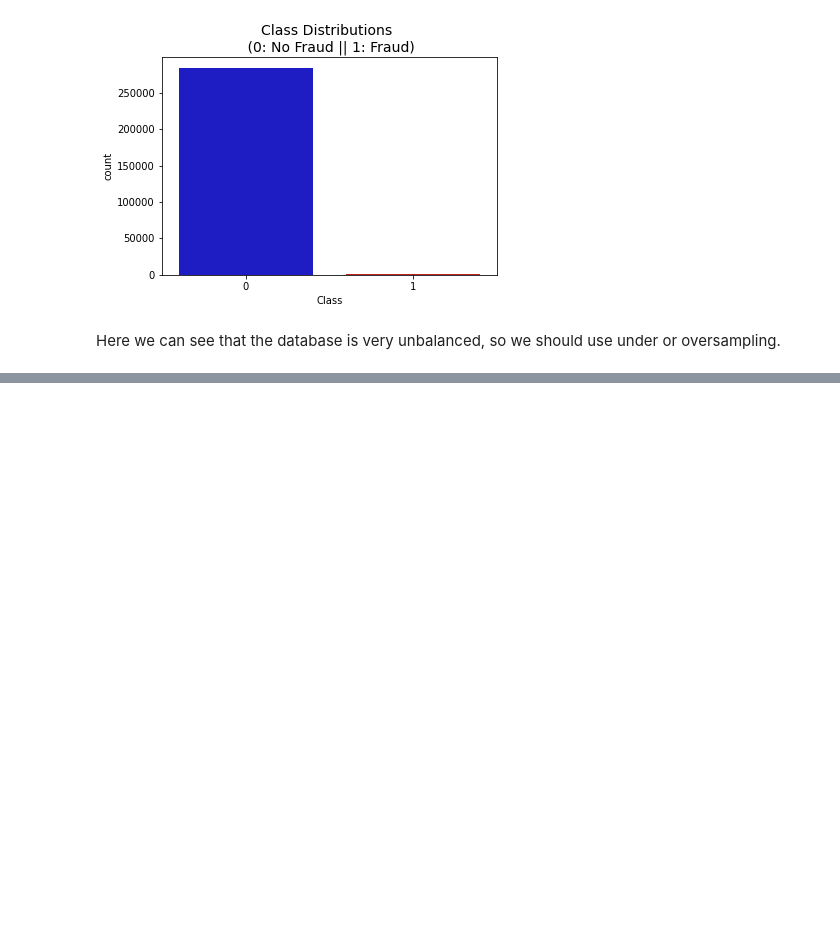
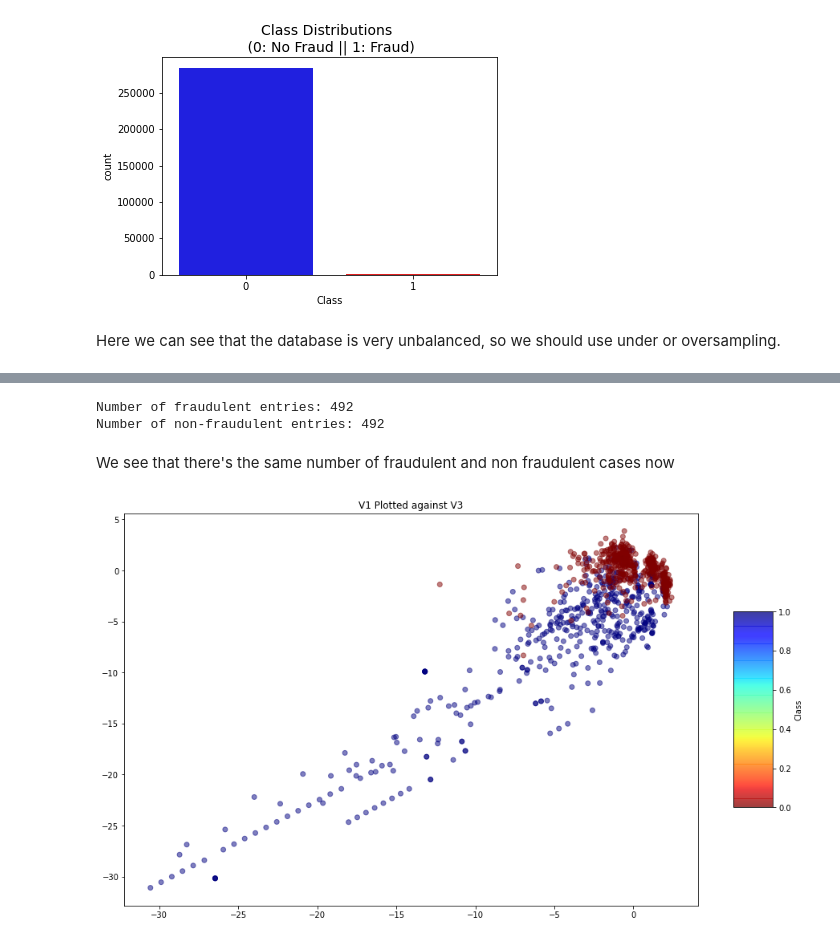
Before and after one commit to JonatDenner/CLAI_CW1, a Jupyter notebook: Untitled.ipynb, the cells around one changed output, grey strips where cells are left out. Cells and saved outputs as stored; diff of their text form; code cells hidden in the pictures; blank space fills up the shorter version.

```diff
--- a/Untitled.ipynb
+++ b/Untitled.ipynb
@@ -170,16 +145,33 @@ plt.show()
 # %%
-from sklearn.svm import SVC
-from sklearn import metrics
-from IPython.display import Image
-from pydotplus import graph_from_dot_data
+# Separate fraudulent and non-fraudulent cases
+fraud = df[df.Class != 0]
+not_fraud = df[df.Class == 0]
 
+# Generate an even spread of rows to take from the non-fraudulent cases
+# np linspace gets an even spread of numbers between two numbers
+tmp = not_fraud.iloc[np.linspace(0, not_fraud.shape[0]-1, num=fraud.shape[0], dtype=int)].copy()
 
-svm_model = SVC(probability=True)
-
-svm_model = svm_model.fit(X_train, y_train.values.ravel())
-
-print("Model accuracy score: ", svm_model.score(X_train, y_train.values.ravel()))
-
-predicted = pd.DataFrame(svm_model.predict(X_test))
-
-svm_accuracy = metrics.accuracy_score(y_test, predicted)
+print("Number of fraudulent entries: {}\nNumber of non-fraudulent entries: {}".format(fraud.shape[0], tmp.shape[0]))
+# %% [output]
+Number of fraudulent entries: 492
+Number of non-fraudulent entries: 492
+# %% [markdown]
+We see that there's the same number of fraudulent and non fraudulent cases now
+# %%
+# create test and train sets
+from sklearn.model_selection import train_test_split
+
+X = pd.concat([fraud, tmp])
+
+fig = plt.figure(figsize = (16, 9))
+sctt2 = plt.scatter(X["V1"], X["V3"], c=X["Class"], alpha=0.5, cmap = my_cmap)
+fig.colorbar(sctt2, shrink = 0.5, aspect = 5, label = "Class")
+plt.title("V1 Plotted against V3")
+plt.show()
+
+y = X["Class"].copy()
+X = X.drop("Class", axis=1)
+
+X_train, X_test, y_train, y_test = train_test_split(X, y, test_size=0.15, random_state=42)
+# %% [output]
+[figure, added]
```
Also changed, not shown: parts of 9 cells of this notebook.
